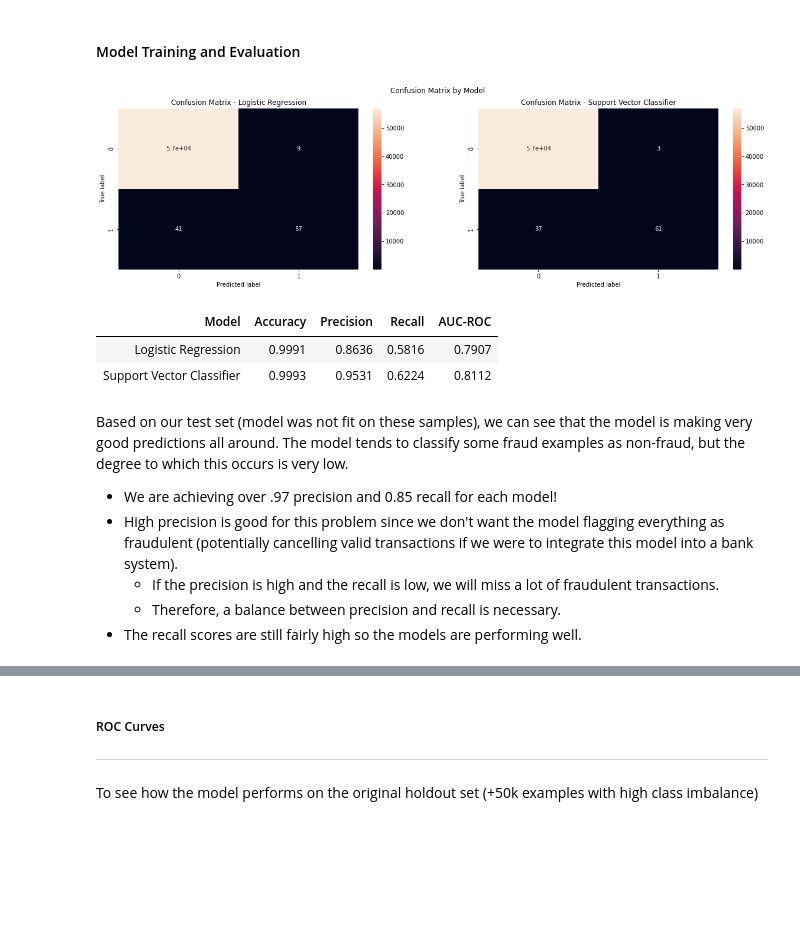
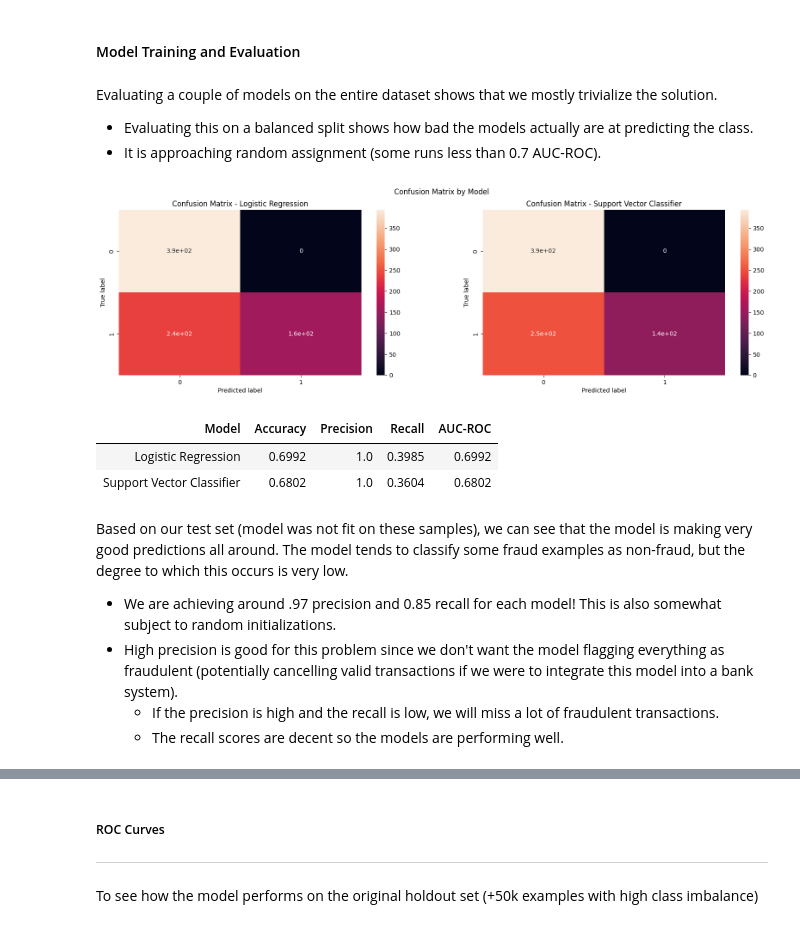
Before and after one commit to chris-caballero/Fraud-Transaction-Detection, a Jupyter notebook: fraud-detection.ipynb, the cells around one changed output, grey strips where cells are left out. Saved outputs shown, nothing was run; the diff lists cells and outputs as text; code cells hidden in the pictures; blank space fills up the shorter version.

```diff
--- a/fraud-detection.ipynb
+++ b/fraud-detection.ipynb
@@ -565,19 +563,30 @@ def get_splits_from_dataframe(df, drop_cols=['Class', 'Class Name', 'Class Dist'
 
     return X_train, X_test, y_train, y_test
 
-def train_and_evaluate_model(model, data, drop_cols=['Class', 'Class Name', 'Class Dist'], label='Logistic Regression', show_cm=True):
-    X_train, X_test, y_train, y_test = get_splits_from_dataframe(data, drop_cols=drop_cols)
+def train_and_evaluate_model(model, data, val_data=None, drop_cols=['Class', 'Class Name', 'Class Dist'], label='Logistic Regression', show_cm=True):
+    if val_data is None:
+        X_train, X_test, y_train, y_test = get_splits_from_dataframe(data, drop_cols=drop_cols)
+    else:
+        X_test = val_data.drop(drop_cols, axis=1)
+        y_test = val_data['Class']
+
+        # select proper columns from the dataset (data)
+        # and find samples that exclude the testset (val_data)
+        mask = ~data.isin(val_data).all(axis=1)
+        X_train = data[mask].drop(drop_cols, axis=1)
+        y_train = data[mask]['Class']
+
     model.fit(X_train, y_train)
     scores, _confusion_matrix = evaluate_model(model, X_test, y_test, label=label, show_cm=show_cm)
     return scores, _confusion_matrix
 
-def train_and_evaluate_models(models, data, drop_cols=['Class', 'Class Name', 'Class Dist']):
+def train_and_evaluate_models(models, data, val_data=None, drop_cols=['Class', 'Class Name', 'Class Dist']):
     fig, axs = plt.subplots(1, len(models), figsize=(20, 5))
     scores = []
     for i, name in enumerate(models):
         model = models[name]
 
-        score_df, _confusion_matrix = train_and_evaluate_model(model, data, label=name, show_cm=False, drop_cols=drop_cols)
+        score_df, _confusion_matrix = train_and_evaluate_model(model, data, val_data, label=name, show_cm=False, drop_cols=drop_cols)
         score_df.insert(0, 'Model', name)
         scores.append(score_df)
 
@@ -624,19 +633,23 @@ def create_models():
     return {'Random Forest': rfc, 'Logistic Regression': lr, 'Support Vector Classifier': svc}
 # %% [markdown]
 #### Model Training and Evaluation
+# %% [markdown]
+Evaluating a couple of models on the entire dataset shows that we mostly trivialize the solution.
+- Evaluating this on a balanced split shows how bad the models actually are at predicting the class.
+- It is approaching random assignment (some runs less than 0.7 AUC-ROC).
 # %%
 models = {'Logistic Regression': LogisticRegression(), 'Support Vector Classifier': SVC()}
-scores = train_and_evaluate_models(models, data=df, drop_cols=['Class'])
+val_df = new_df.drop(['Class Name', 'Class Dist'], axis=1)
+scores = train_and_evaluate_models(models, data=df, val_data=val_df, drop_cols=['Class'])
 HTML(scores.to_html(index=False))
 # %% [output]
-[figure, old version]
+[figure, new version]
 | Model | Accuracy | Precision | Recall | AUC-ROC |
-| Logistic Regression | 0.9991 | 0.8636 | 0.5816 | 0.7907 |
-| Support Vector Classifier | 0.9993 | 0.9531 | 0.6224 | 0.8112 |
+| Logistic Regression | 0.6992 | 1.0 | 0.3985 | 0.6992 |
+| Support Vector Classifier | 0.6802 | 1.0 | 0.3604 | 0.6802 |
 # %% [markdown]
 Based on our test set (model was not fit on these samples), we can see that the model is making very good predictions all around. The model tends to classify some fraud examples as non-fraud, but the degree to which this occurs is very low.
-- We are achieving over .97 precision and 0.85 recall for each model!
+- We are achieving around .97 precision and 0.85 recall for each model! This is also somewhat subject to random initializations.
 - High precision is good for this problem since we don't want the model flagging everything as fraudulent (potentially cancelling valid transactions if we were to integrate this model into a bank system).
     - If the precision is high and the recall is low, we will miss a lot of fraudulent transactions.
-    - Therefore, a balance between precision and recall is necessary.
-- The recall scores are still fairly high so the models are performing well.
+    - The recall scores are decent so the models are performing well.
```
Also changed, not shown: parts of 30 cells of this notebook.
